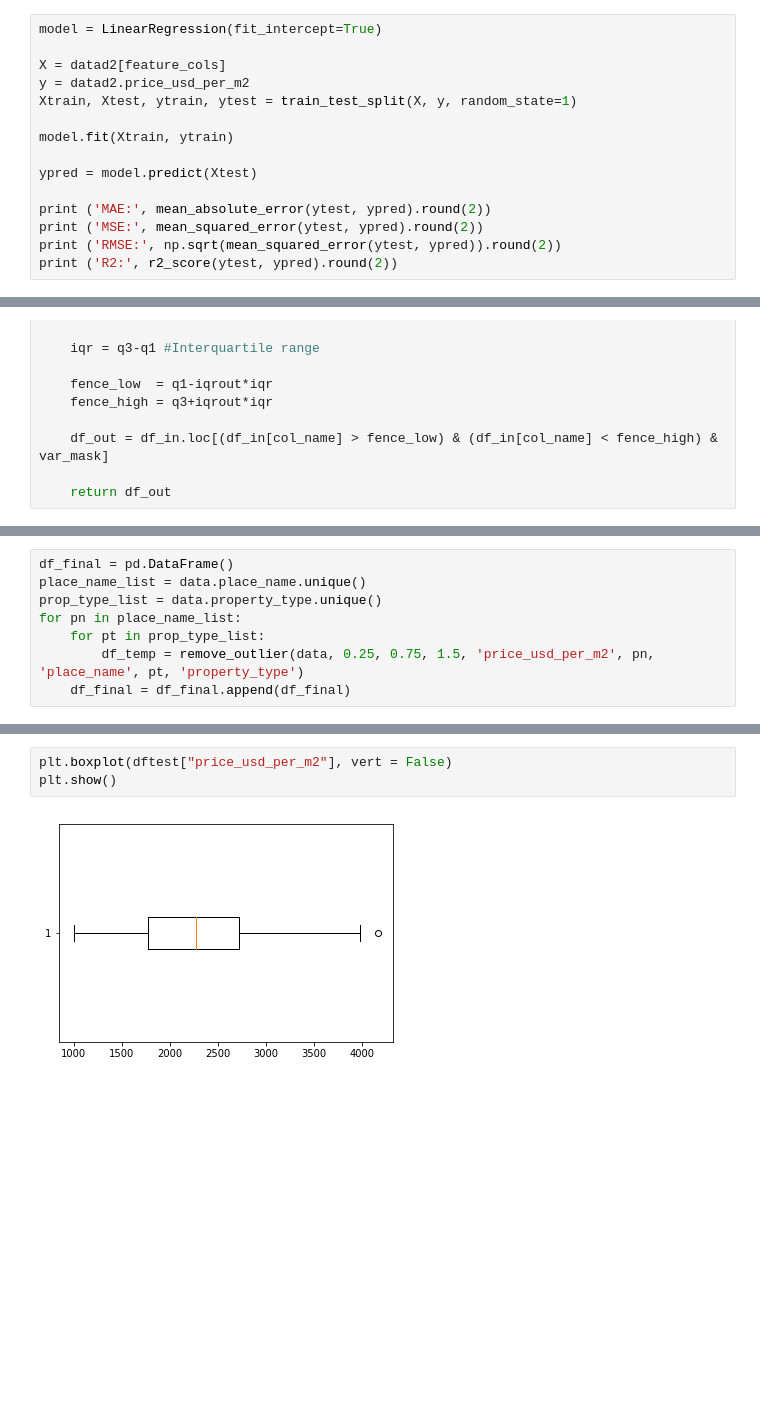
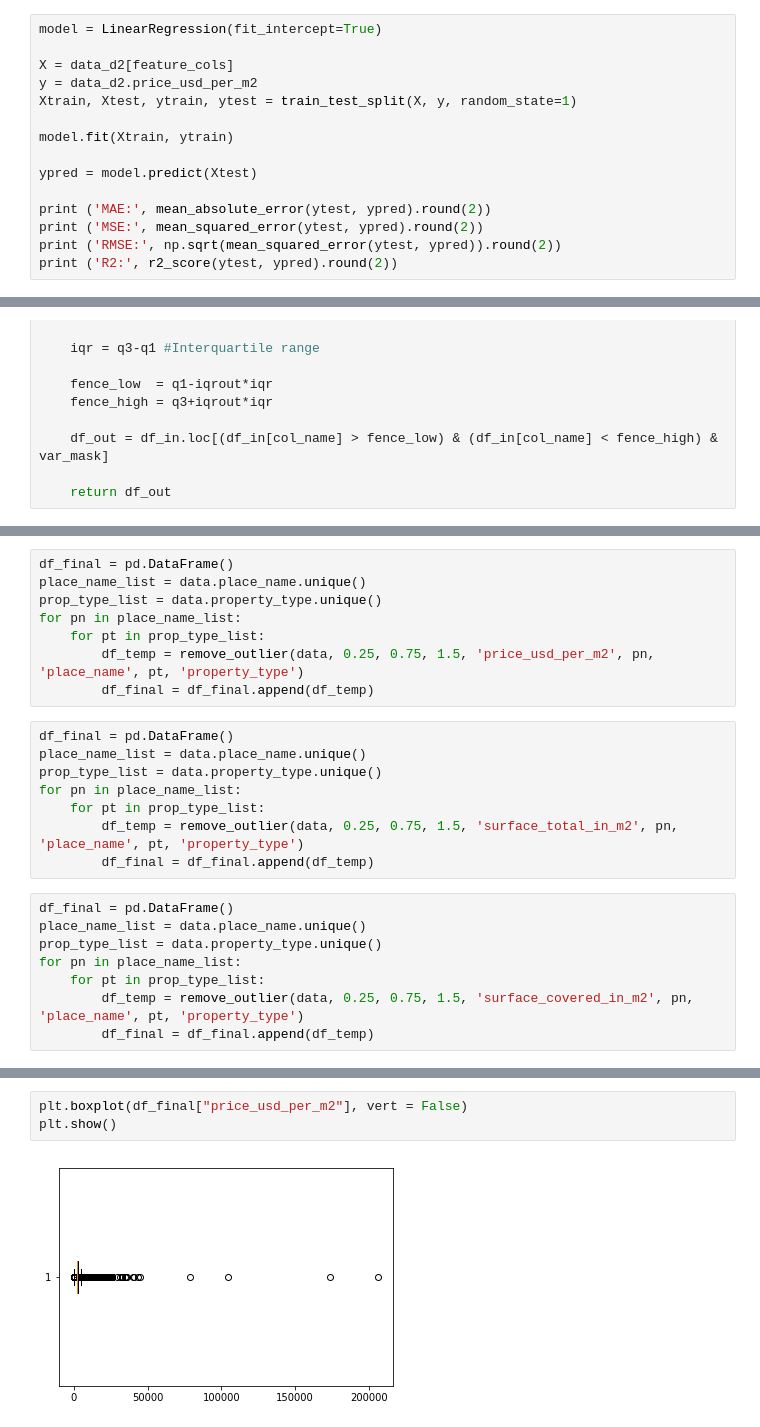
Before and after one commit to mauriciomem/DH_DS_desafio_2_properati, a Jupyter notebook: properati_d2_g2_mau.ipynb, the cells around one changed output, grey strips where cells are left out. Drawn from its saved outputs; the diff is of its cells as text; blank space fills up the shorter version.

```diff
--- a/properati_d2_g2_mau.ipynb
+++ b/properati_d2_g2_mau.ipynb
@@ -291,8 +298,8 @@ from sklearn.metrics import mean_absolute_error, mean_squared_error, r2_score
 # %%
 model = LinearRegression(fit_intercept=True)
 
-X = datad2[feature_cols]
-y = datad2.price_usd_per_m2
+X = data_d2[feature_cols]
+y = data_d2.price_usd_per_m2
 Xtrain, Xtest, ytrain, ytest = train_test_split(X, y, random_state=1)
 
 model.fit(Xtrain, ytrain)
@@ -371,7 +376,23 @@ prop_type_list = data.property_type.unique()
 for pn in place_name_list:
     for pt in prop_type_list:
         df_temp = remove_outlier(data, 0.25, 0.75, 1.5, 'price_usd_per_m2', pn, 'place_name', pt, 'property_type')
-    df_final = df_final.append(df_final)
+        df_final = df_final.append(df_temp)
+# %%
+df_final = pd.DataFrame()
+place_name_list = data.place_name.unique()
+prop_type_list = data.property_type.unique()
+for pn in place_name_list:
+    for pt in prop_type_list:
+        df_temp = remove_outlier(data, 0.25, 0.75, 1.5, 'surface_total_in_m2', pn, 'place_name', pt, 'property_type')
+        df_final = df_final.append(df_temp)
+# %%
+df_final = pd.DataFrame()
+place_name_list = data.place_name.unique()
+prop_type_list = data.property_type.unique()
+for pn in place_name_list:
+    for pt in prop_type_list:
+        df_temp = remove_outlier(data, 0.25, 0.75, 1.5, 'surface_covered_in_m2', pn, 'place_name', pt, 'property_type')
+        df_final = df_final.append(df_temp)
 # %%
 df_final.shape
 # %% [output]
@@ -379,6 +400,6 @@ df_final.shape
 # %%
-plt.boxplot(dftest["price_usd_per_m2"], vert = False)
+plt.boxplot(df_final["price_usd_per_m2"], vert = False)
 plt.show()
 # %% [output]
-[figure, old version]
+[figure, new version]
 # %%
```
Also changed, not shown: parts of 19 cells of this notebook.
